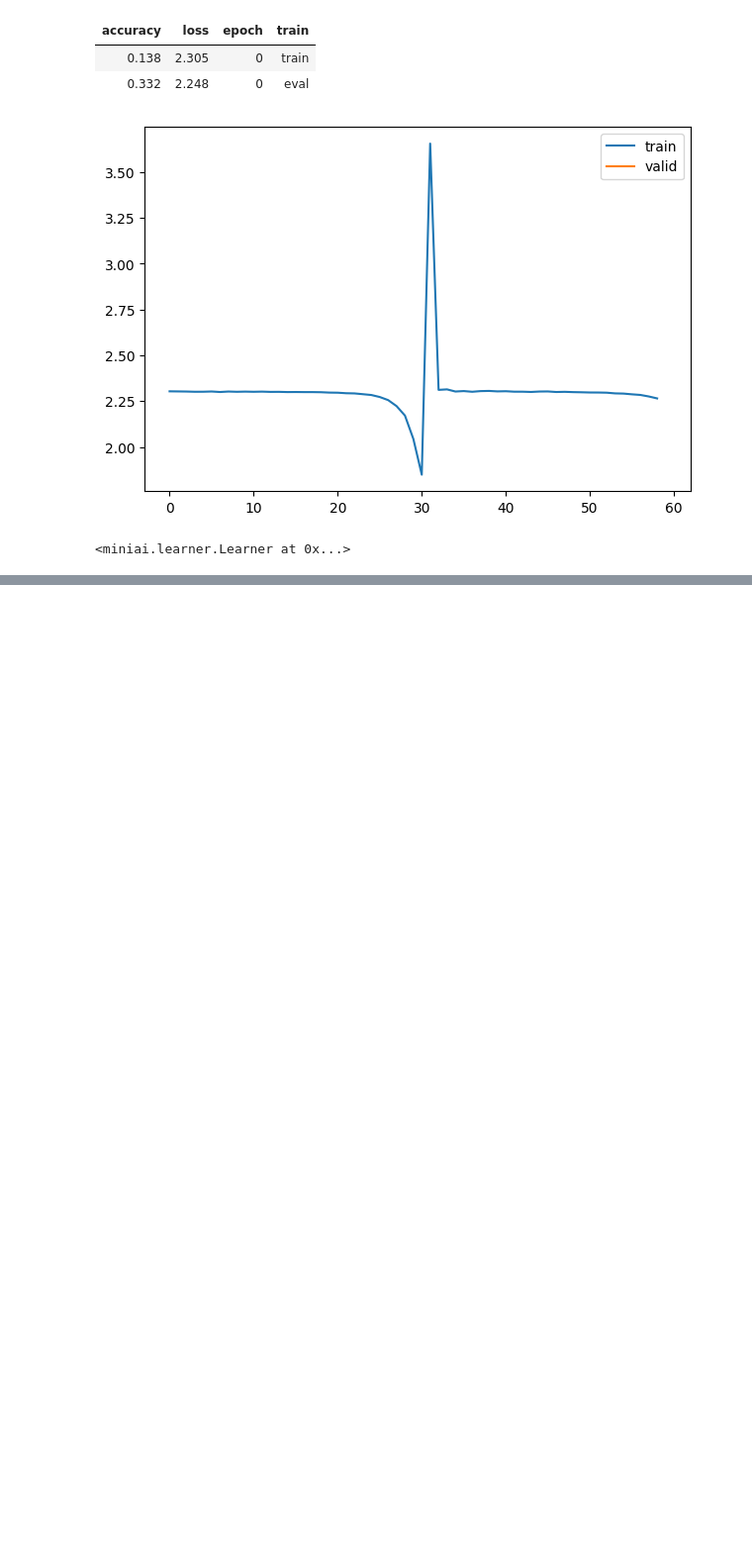
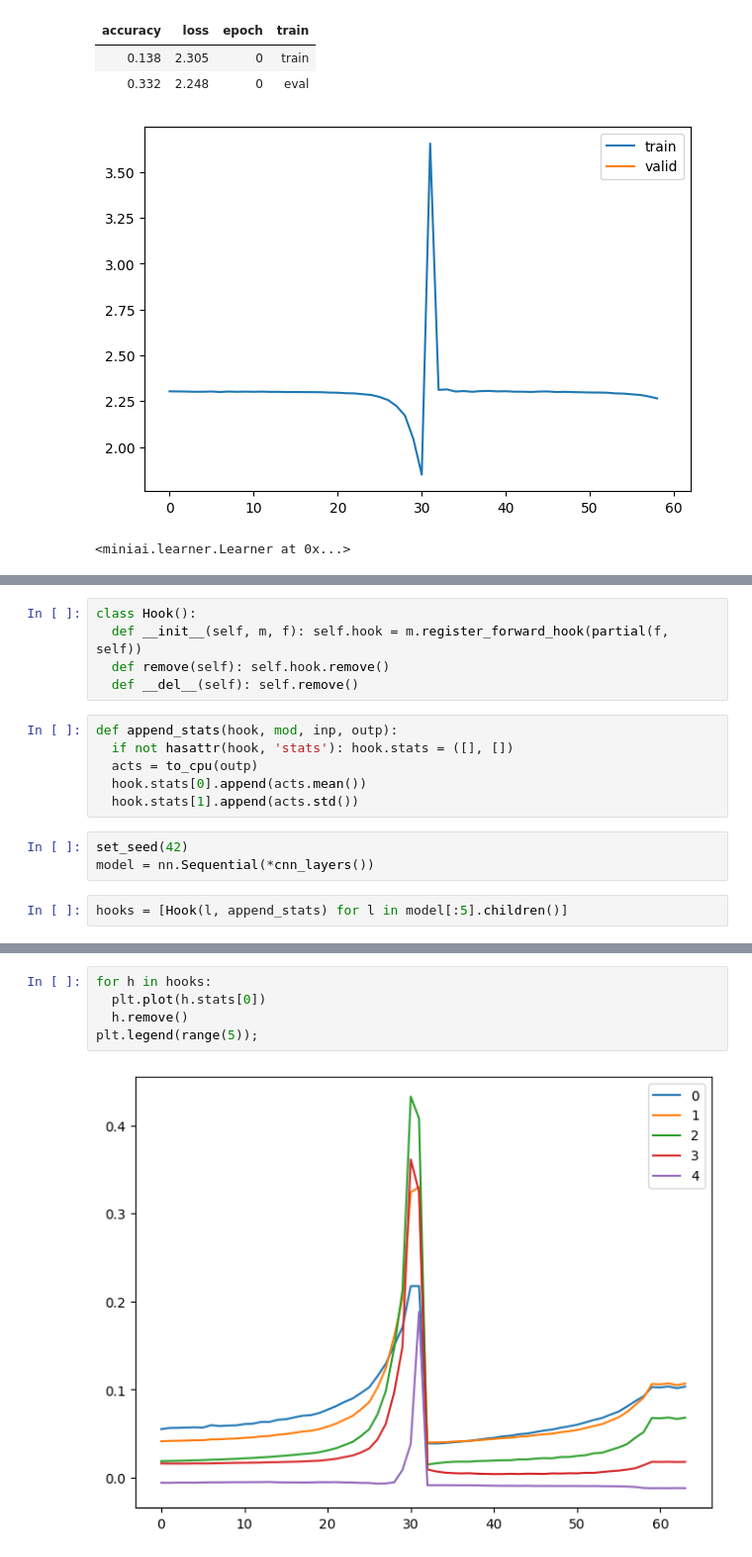
Before and after one commit to satani99/fastai_22_2, a Jupyter notebook: activations.ipynb, the cells around one changed output, grey strips where cells are left out. Shown: that part at 99% size. Drawn from its saved outputs; the diff is of its cells as text; blank space fills up the shorter version.

```diff
--- a/activations.ipynb
+++ b/activations.ipynb
@@ -173,0 +176,16 @@ fit(model)
+# %%
+class Hook():
+  def __init__(self, m, f): self.hook = m.register_forward_hook(partial(f, self))
+  def remove(self): self.hook.remove()
+  def __del__(self): self.remove()
+# %%
+def append_stats(hook, mod, inp, outp):
+  if not hasattr(hook, 'stats'): hook.stats = ([], [])
+  acts = to_cpu(outp)
+  hook.stats[0].append(acts.mean())
+  hook.stats[1].append(acts.std())
+# %%
+set_seed(42)
+model = nn.Sequential(*cnn_layers())
+# %%
+hooks = [Hook(l, append_stats) for l in model[:5].children()]
@@ -173,0 +199,7 @@ fit(model)
+# %%
+for h in hooks:
+  plt.plot(h.stats[0])
+  h.remove()
+plt.legend(range(5));
+# %% [output]
+[figure, added]
```
Also changed, not shown: parts of 5 cells of this notebook.
